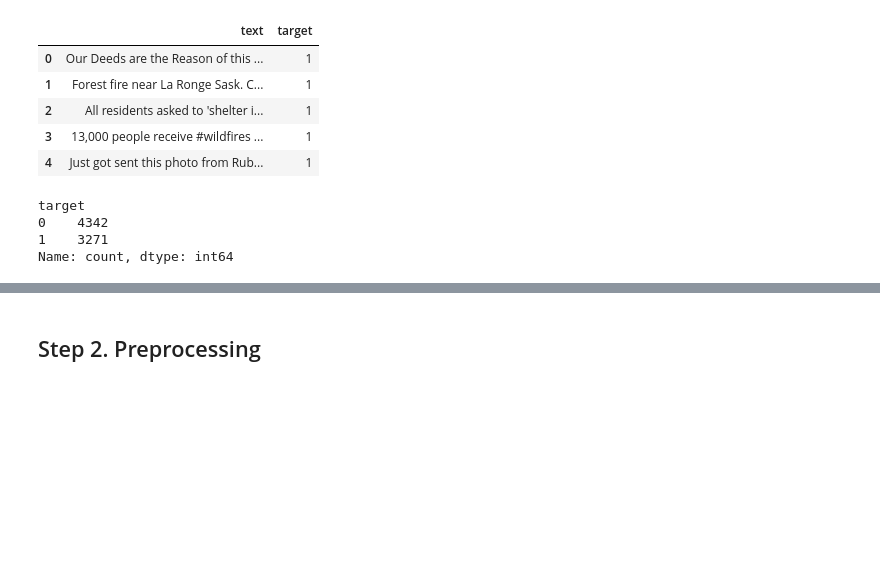
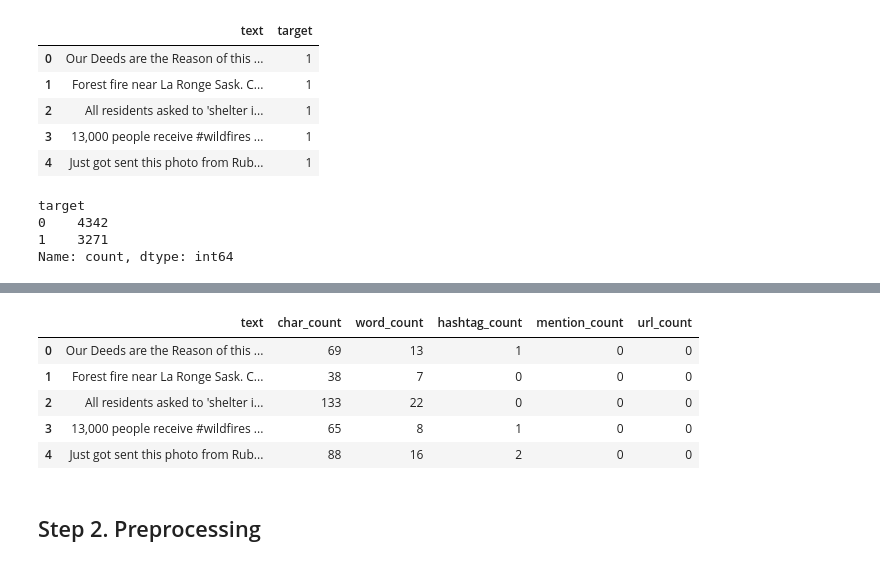
Before and after one commit to MylesFestus/DisasterTweets-NLP, a Jupyter notebook: notebook/Disaster-tweets.ipynb, the cells around one changed output, grey strips where cells are left out. Cells and saved outputs as stored; diff of their text form; code cells hidden in the pictures; blank space fills up the shorter version.

```diff
--- a/notebook/Disaster-tweets.ipynb
+++ b/notebook/Disaster-tweets.ipynb
@@ -66,3 +81,18 @@ Name: count, dtype: int64
+# %%
+df['char_count'] = df['text'].str.len()
+df['word_count'] = df['text'].str.split().apply(len)
+df['hashtag_count'] = df['text'].str.count(r'#\w+')
+df['mention_count'] = df['text'].str.count(r'@\w+')
+df['url_count'] = df['text'].str.count(r'http\S+')
+
+df[['text','char_count','word_count','hashtag_count','mention_count','url_count']].head()
+# %% [output]
+|  | text | char_count | word_count | hashtag_count | mention_count | url_count |
+| 0 | Our Deeds are the Reason of this ... | 69 | 13 | 1 | 0 | 0 |
+| 1 | Forest fire near La Ronge Sask. C... | 38 | 7 | 0 | 0 | 0 |
+| 2 | All residents asked to 'shelter i... | 133 | 22 | 0 | 0 | 0 |
+| 3 | 13,000 people receive #wildfires ... | 65 | 8 | 1 | 0 | 0 |
+| 4 | Just got sent this photo from Rub... | 88 | 16 | 2 | 0 | 0 |
 # %% [markdown]
 ## Step 2. Preprocessing
 # %%
```
Also changed, not shown: parts of 21 cells of this notebook, 1 other file.
